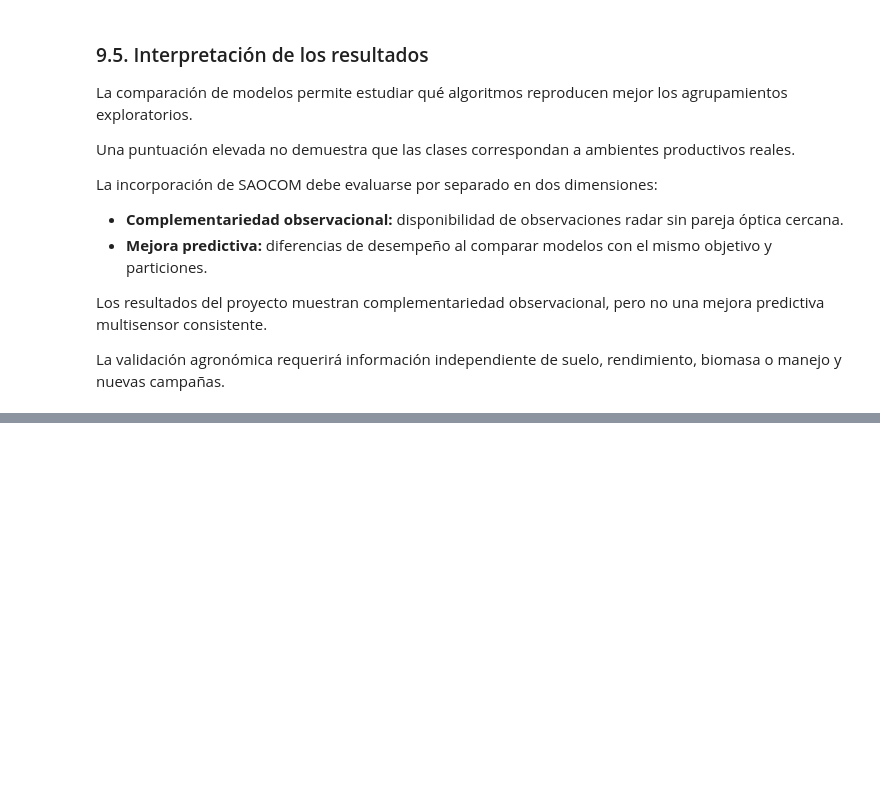
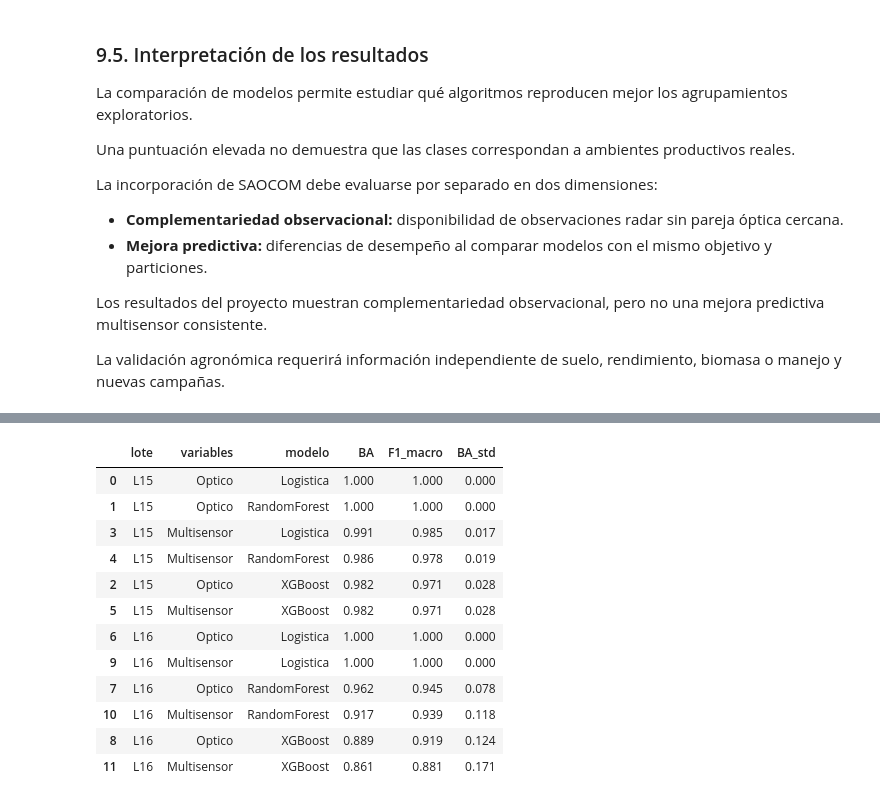
Before and after one commit to lautaroghezan/ml-saocom-sentinel-la-rosaura, a Jupyter notebook: notebooks/analisis_final_L15_L16.ipynb, the cells around one changed output, grey strips where cells are left out. Drawn from its saved outputs; the diff is of its cells as text; code cells hidden in the pictures; blank space fills up the shorter version.

Commit message:
Finalizar notebook con EDA ampliado, seleccion de modelos y conclusiones

```diff
--- a/notebooks/analisis_final_L15_L16.ipynb
+++ b/notebooks/analisis_final_L15_L16.ipynb
@@ -834,0 +1014,69 @@ de suelo, rendimiento, biomasa o manejo y nuevas campañas.
+# %%
+
+comparativa = resultados_ml.copy()
+
+orden_simplicidad = {
+    "Logistica": 0,
+    "RandomForest": 1,
+    "XGBoost": 2
+}
+
+comparativa["complejidad"] = (
+    comparativa["modelo"]
+    .map(orden_simplicidad)
+)
+
+comparativa["sensores_adicionales"] = (
+    comparativa["variables"]
+    .ne("Optico")
+    .astype(int)
+)
+
+comparativa = comparativa.sort_values(
+    [
+        "lote",
+        "BA",
+        "F1_macro",
+        "BA_std",
+        "complejidad",
+        "sensores_adicionales"
+    ],
+    ascending=[
+        True, False, False,
+        True, True, True
+    ]
+)
+
+seleccion = (
+    comparativa
+    .groupby("lote", as_index=False)
+    .head(1)
+    .copy()
+)
+
+print("Comparacion completa:")
+display(
+    comparativa[
+        [
+            "lote", "variables", "modelo",
+            "BA", "F1_macro", "BA_std"
+        ]
+    ].round(3)
+)
+
+print("Mejor configuracion exploratoria por lote:")
+display(
+    seleccion[
+        [
+            "lote", "variables", "modelo",
+            "BA", "F1_macro", "BA_std"
+        ]
+    ].round(3)
+)
+
+print(
+    "Advertencia: seleccion descriptiva "
+    "sobre validacion cruzada disponible; "
+    "no es una prueba externa independiente."
+)
+# %% [output]
@@ -834,0 +1084,13 @@ de suelo, rendimiento, biomasa o manejo y nuevas campañas.
+|  | lote | variables | modelo | BA | F1_macro | BA_std |
+| 0 | L15 | Optico | Logistica | 1.000 | 1.000 | 0.000 |
+| 1 | L15 | Optico | RandomForest | 1.000 | 1.000 | 0.000 |
+| 3 | L15 | Multisensor | Logistica | 0.991 | 0.985 | 0.017 |
+| 4 | L15 | Multisensor | RandomForest | 0.986 | 0.978 | 0.019 |
+| 2 | L15 | Optico | XGBoost | 0.982 | 0.971 | 0.028 |
+| 5 | L15 | Multisensor | XGBoost | 0.982 | 0.971 | 0.028 |
+| 6 | L16 | Optico | Logistica | 1.000 | 1.000 | 0.000 |
+| 9 | L16 | Multisensor | Logistica | 1.000 | 1.000 | 0.000 |
+| 7 | L16 | Optico | RandomForest | 0.962 | 0.945 | 0.078 |
+| 10 | L16 | Multisensor | RandomForest | 0.917 | 0.939 | 0.118 |
+| 8 | L16 | Optico | XGBoost | 0.889 | 0.919 | 0.124 |
+| 11 | L16 | Multisensor | XGBoost | 0.861 | 0.881 | 0.171 |
```
Also changed, not shown: parts of 6 cells of this notebook.
